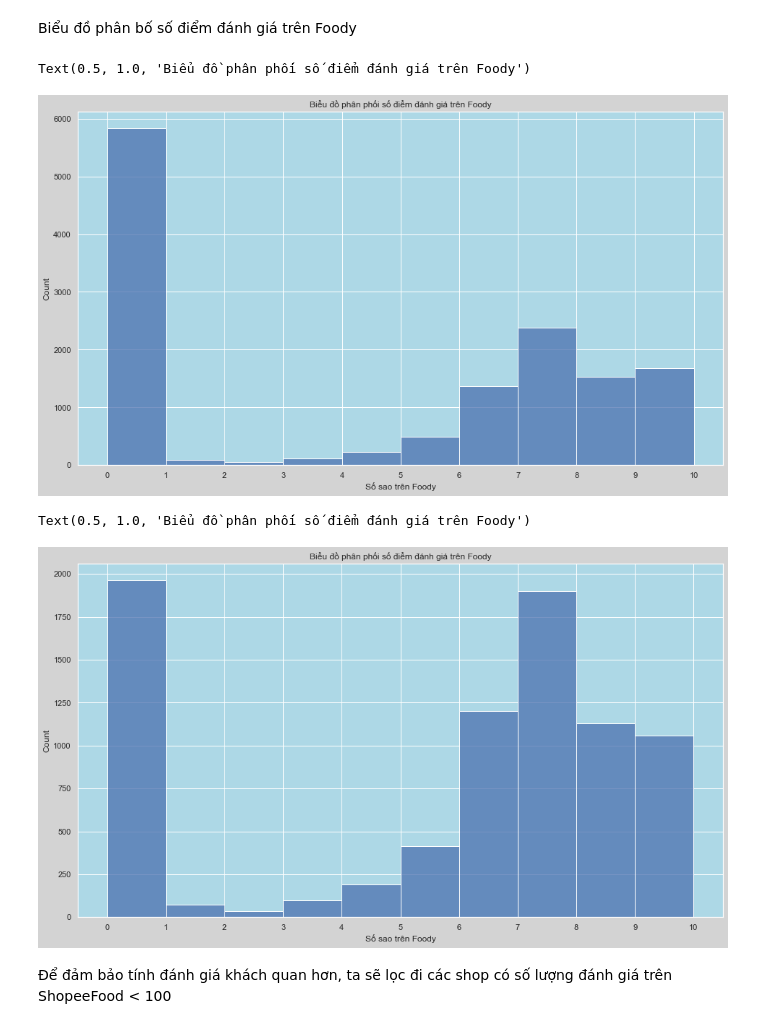
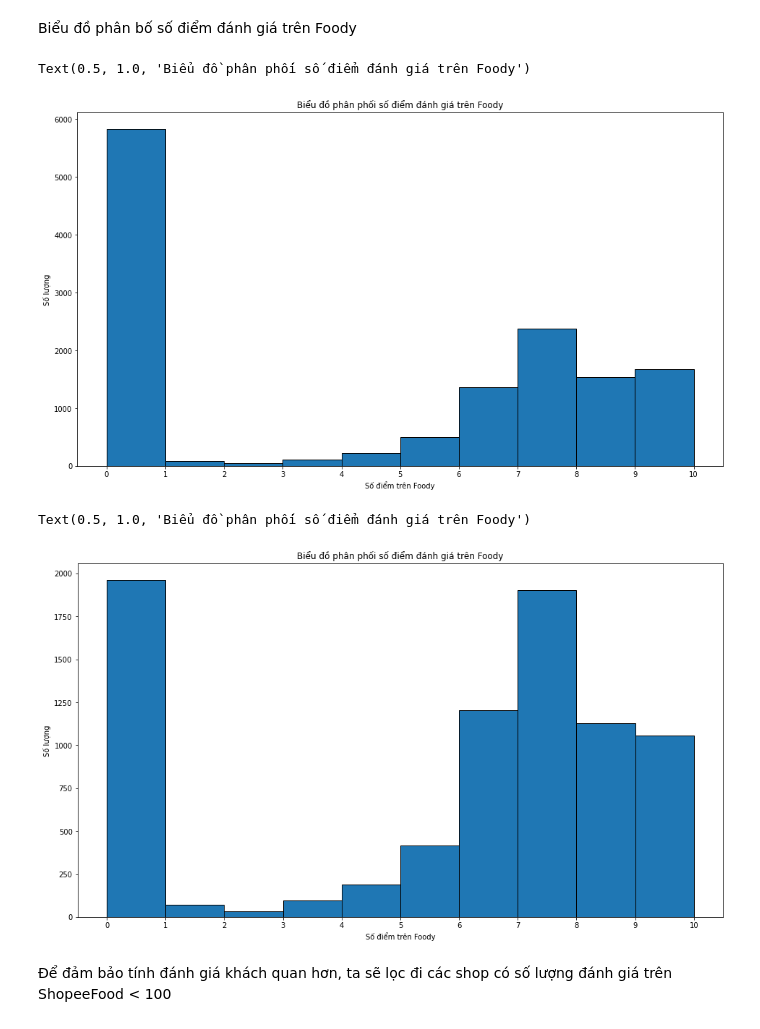
Before and after one commit to LonggConn/369_UDPTDLTM, a Jupyter notebook: problem_2.ipynb, the cells around one changed output. Drawn from its saved outputs; the diff is of its cells as text; code cells hidden in the pictures.

```diff
--- a/problem_2.ipynb
+++ b/problem_2.ipynb
@@ -7,7 +7,9 @@ import numpy as np
 import pandas as pd
 import os
 import re
-sns.set(rc={'axes.facecolor':'lightblue', 'figure.facecolor':'lightgray', 'figure.figsize':(16,9)})
+
+import matplotlib as mpl
+mpl.rcParams['figure.facecolor'] = 'white'
 # %% [markdown]
 ### Load and preprocess data
 # %% [markdown]
@@ -117,19 +119,25 @@ df = df[df['Cửa hàng có menu'] == 1]
 # %% [markdown]
 Biểu đồ phân bố số điểm đánh giá trên Foody
 # %%
-g = sns.histplot(data = df, x = 'Số sao trên Foody', binwidth = 1)
-g.set_xticks(np.arange(0,11,1))
-g.set_title('Biểu đồ phân phối số điểm đánh giá trên Foody')
+fig, ax = plt.subplots(figsize = (16,9))
+ax.hist(df['Số sao trên Foody'], edgecolor = 'black')
+ax.set_xticks(np.arange(0,11,1))
+ax.set_xlabel('Số điểm trên Foody')
+ax.set_ylabel('Số lượng')
+ax.set_title('Biểu đồ phân phối số điểm đánh giá trên Foody')
 # %% [output]
 Text(0.5, 1.0, 'Biểu đồ phân phối số điểm đánh giá trên Foody')
-[figure, old version]
+[figure, new version]
 # %%
-g = sns.histplot(data = df[df['Số lượt đánh giá trên ShopeeFood'] != '< 100'], x = 'Số sao trên Foody', binwidth = 1)
-g.set_xticks(np.arange(0,11,1))
-g.set_title('Biểu đồ phân phối số điểm đánh giá trên Foody')
+fig,ax = plt.subplots(figsize = (16,9))
+ax.hist(df.loc[df['Số lượt đánh giá trên ShopeeFood'] != '< 100', 'Số sao trên Foody'], edgecolor = 'black')
+ax.set_xticks(np.arange(0,11,1))
+ax.set_xlabel('Số điểm trên Foody')
+ax.set_ylabel('Số lượng')
+ax.set_title('Biểu đồ phân phối số điểm đánh giá trên Foody')
 # %% [output]
 Text(0.5, 1.0, 'Biểu đồ phân phối số điểm đánh giá trên Foody')
-[figure, old version]
+[figure, new version]
 # %% [markdown]
 Để đảm bảo tính đánh giá khách quan hơn, ta sẽ lọc đi các shop có số lượng đánh giá trên ShopeeFood < 100
 # %%
```
Also changed, not shown: parts of 9 cells of this notebook.
